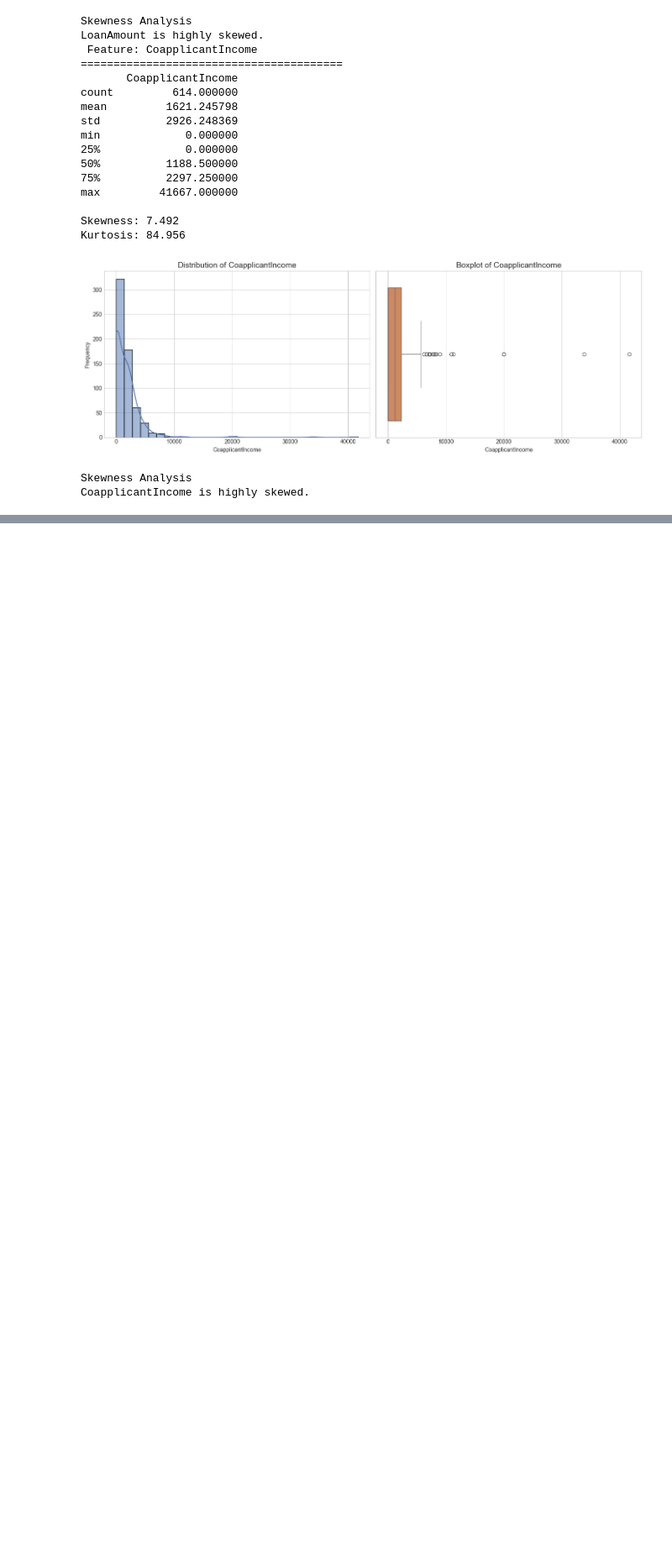
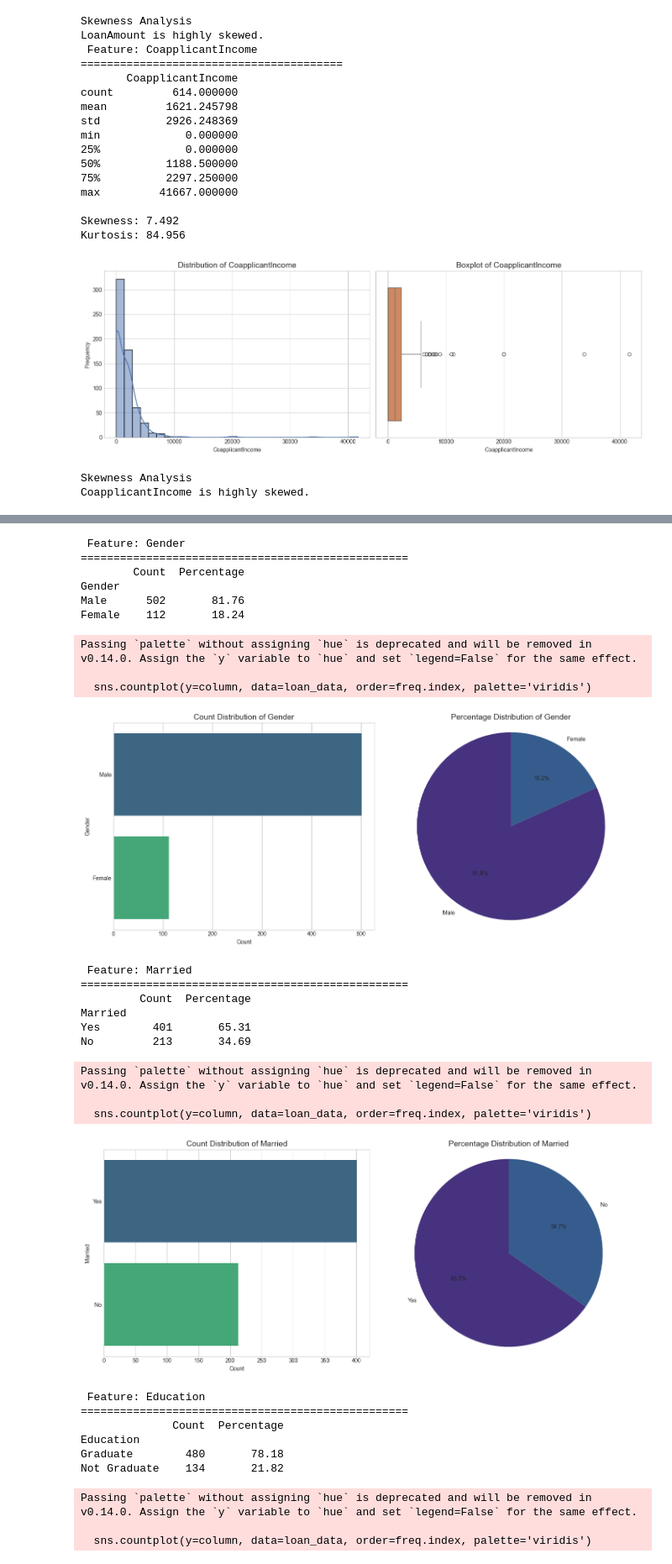
Before and after one commit to DuoDduo/Ai-Fellowship-module-3, a Jupyter notebook: Tasks/Task25/task25.ipynb, the cells around one changed output, grey strips where cells are left out. Shown at 84% size. Drawn from its saved outputs; the diff is of its cells as text; code cells hidden in the pictures; blank space fills up the shorter version.

```diff
--- a/Tasks/Task25/task25.ipynb
+++ b/Tasks/Task25/task25.ipynb
@@ -231,7 +231,7 @@ dtype: object
 # Calculating Outlier Boundaries using (IQR Method)
 
 # Defining the numerical columns we want to check for outliers
-numerical_cols = ['ApplicantIncome', 'LoanAmount','CoapplicantIncome']
+numerical_colssss = ['ApplicantIncome', 'LoanAmount','CoapplicantIncome']
 
 for col in numerical_cols:
     print(f"\nAnalyzing the numerical columns: {col}")
@@ -419,0 +422,67 @@ CoapplicantIncome is highly skewed.
+# %%
+
+def univariate_categorical_eda(loan_data, column):
+    """
+    Performs univariate EDA on a categorical or ordinal column.
+    Displays frequency table, proportion, and a countplot.
+    """
+    print(f" Feature: {column}")
+    print("="*50)
+
+    # Calculate counts and percentages
+    freq = loan_data[column].value_counts()
+    prop = loan_data[column].value_counts(normalize=True) * 100
+    summary = pd.DataFrame({'Count': freq, 'Percentage': prop.round(2)})
+    print(summary)
+
+    plt.figure(figsize=(14, 6))
+
+    # Subplot 1: Bar Chart (Count Plot)
+    plt.subplot(1, 2, 1)
+    sns.countplot(y=column, data=loan_data, order=freq.index, palette='viridis')
+    plt.title(f'Count Distribution of {column}', fontsize=14)
+    plt.xlabel('Count')
+    plt.ylabel(column)
+
+    # Subplot 2: Pie Chart (Percentage Distribution)
+    plt.subplot(1, 2, 2)
+    plt.pie(prop, labels=freq.index, autopct='%1.1f%%', startangle=90, colors=sns.color_palette('viridis'))
+    plt.title(f'Percentage Distribution of {column}', fontsize=14)
+    plt.axis('equal')
+
+    plt.tight_layout()
+    plt.show()
+# %%
+categorical = ['Gender','Married','Education','Self_Employed','Property_Area','Credit_History','Loan_Status']
+for col in categorical:
+    univariate_categorical_eda(loan_data, col)
+# %% [output]
+ Feature: Gender
+==================================================
+        Count  Percentage
+Gender
+Male      502       81.76
+Female    112       18.24
+Passing `palette` without assigning `hue` is deprecated and will be removed in v0.14.0. Assign the `y` variable to `hue` and set `legend=False` for the same effect.
+
+  sns.countplot(y=column, data=loan_data, order=freq.index, palette='viridis')
+[figure, added]
+ Feature: Married
+==================================================
+         Count  Percentage
+Married
+Yes        401       65.31
+No         213       34.69
+Passing `palette` without assigning `hue` is deprecated and will be removed in v0.14.0. Assign the `y` variable to `hue` and set `legend=False` for the same effect.
+
+  sns.countplot(y=column, data=loan_data, order=freq.index, palette='viridis')
+[figure, added]
+ Feature: Education
+==================================================
+              Count  Percentage
+Education
+Graduate        480       78.18
+Not Graduate    134       21.82
+Passing `palette` without assigning `hue` is deprecated and will be removed in v0.14.0. Assign the `y` variable to `hue` and set `legend=False` for the same effect.
+
+  sns.countplot(y=column, data=loan_data, order=freq.index, palette='viridis')
```
Also changed, not shown: parts of 3 cells of this notebook.
